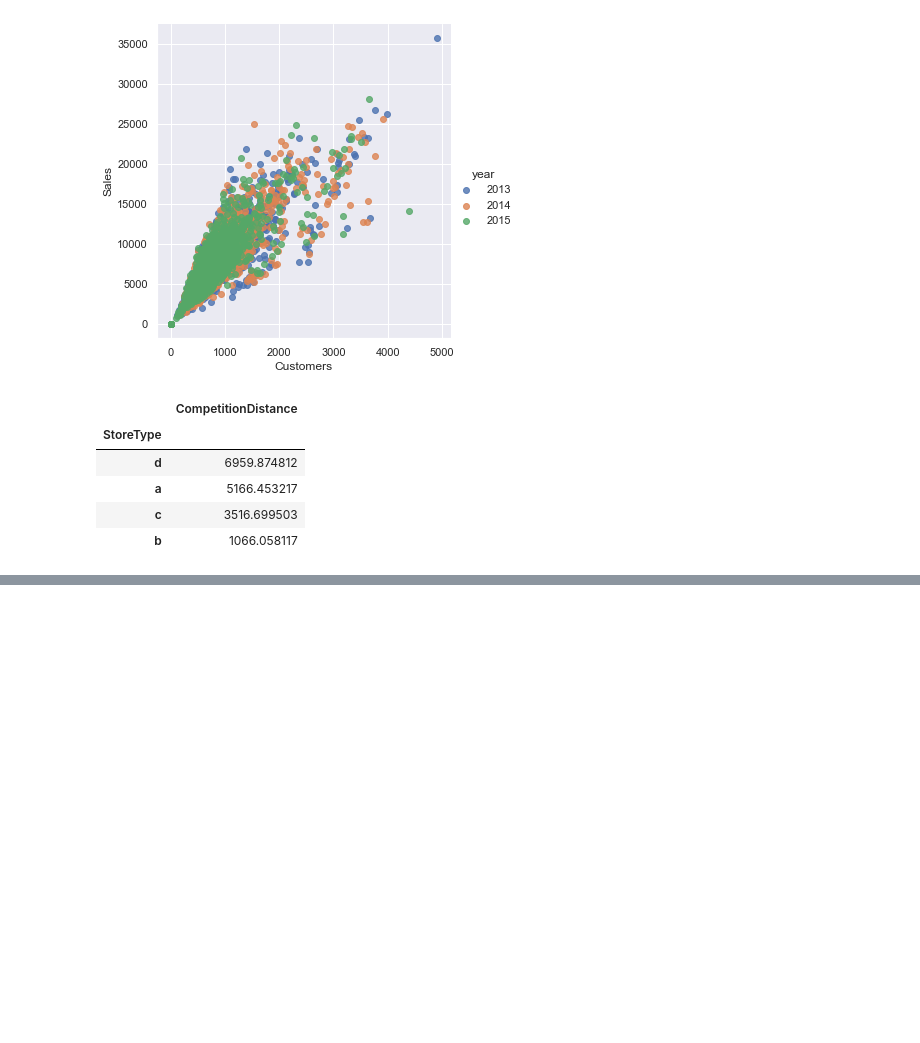
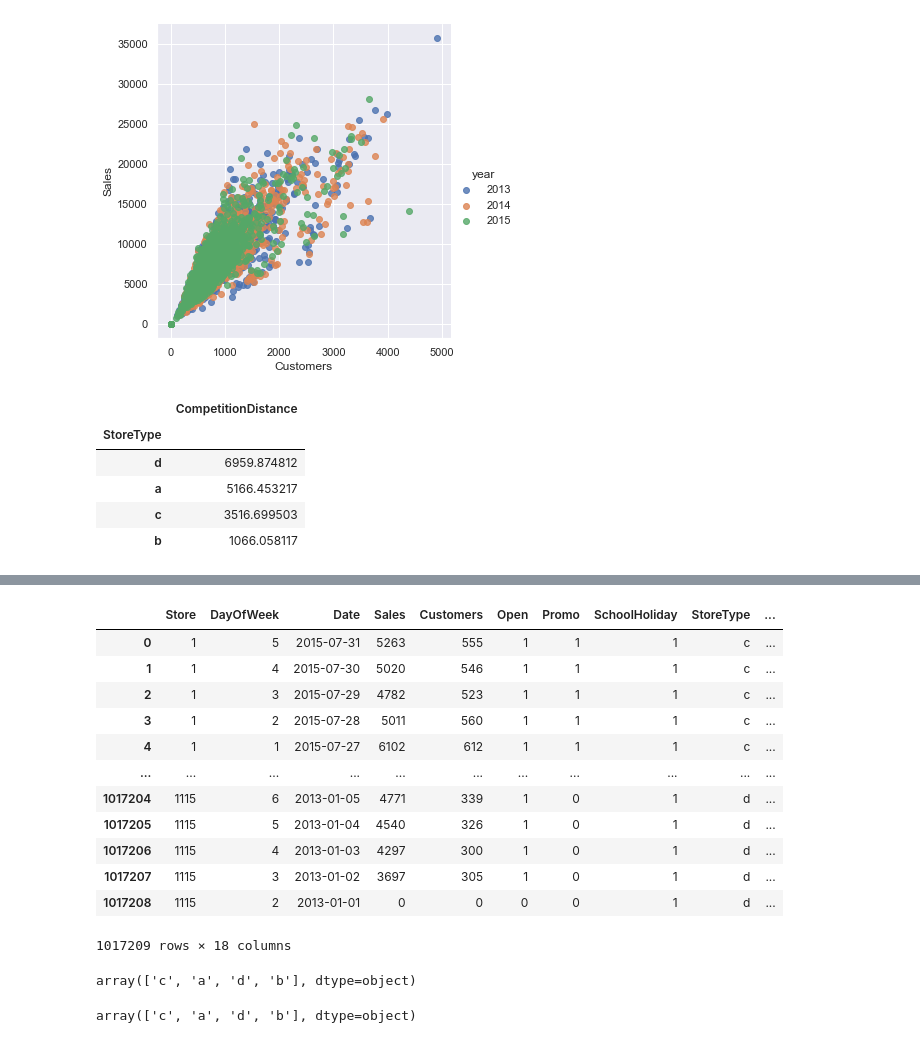
Before and after one commit to SamDewriter/PharmaceuticalSales-Prediction, a Jupyter notebook: Week_3.ipynb, the cells around one changed output, grey strips where cells are left out. Drawn from its saved outputs; the diff is of its cells as text; code cells hidden in the pictures; blank space fills up the shorter version.

```diff
--- a/Week_3.ipynb
+++ b/Week_3.ipynb
@@ -923,0 +956,20 @@ train.groupby('StoreType')[['CompetitionDistance']].mean().sort_values(by='Compe
+# %%
+from pandas.tseries.holiday import (
+    AbstractHolidayCalendar, Holiday, DateOffset, EasterMonday, GoodFriday, MO, next_monday, next_monday_or_tuesday
+)
+
+class RossmannHolidays(AbstractHolidayCalendar):
+    rules = [
+        Holiday('New Year\'s Day', month=1, day=1, observance=next_monday),
+        GoodFriday,
+        EasterMonday,
+        Holiday('Public', month=1, day=2, offset=DateOffset(weekday=MO(1))),
+        Holiday('Christmas Day', month=12, day=25, observance=next_monday),
+        Holiday('Boxing Day', month=12, day=26, observance=next_monday_or_tuesday)
+    ]
+# %%
+train_holidays = RossmannHolidays().holidays(start=train_pro.Date.min(), end=train_pro.Date.max())
+test_holidays = RossmannHolidays().holidays(start=test_pro.Date.min(), end=test_pro.Date.max())
+# %%
+train_pro['is_holiday'] = np.where(train_pro['Date'].isin(train_holidays), 1, 0)
+test_pro['is_holiday'] = np.where(test_pro['Date'].isin(test_holidays), 1, 0)
@@ -923,0 +980,3 @@ train.groupby('StoreType')[['CompetitionDistance']].mean().sort_values(by='Compe
+# %%
+train_pro = train_pro.drop('StateHoliday', axis = 1)
+test_pro = test_pro.drop('StateHoliday', axis = 1)
@@ -923,0 +985,24 @@ train.groupby('StoreType')[['CompetitionDistance']].mean().sort_values(by='Compe
+# %%
+train_pro
+# %% [output]
+|  | Store | DayOfWeek | Date | Sales | Customers | Open | Promo | SchoolHoliday | StoreType | ... |
+| 0 | 1 | 5 | 2015-07-31 | 5263 | 555 | 1 | 1 | 1 | c | ... |
+| 1 | 1 | 4 | 2015-07-30 | 5020 | 546 | 1 | 1 | 1 | c | ... |
+| 2 | 1 | 3 | 2015-07-29 | 4782 | 523 | 1 | 1 | 1 | c | ... |
+| 3 | 1 | 2 | 2015-07-28 | 5011 | 560 | 1 | 1 | 1 | c | ... |
+| 4 | 1 | 1 | 2015-07-27 | 6102 | 612 | 1 | 1 | 1 | c | ... |
+| ... | ... | ... | ... | ... | ... | ... | ... | ... | ... | ... |
+| 1017204 | 1115 | 6 | 2013-01-05 | 4771 | 339 | 1 | 0 | 1 | d | ... |
+| 1017205 | 1115 | 5 | 2013-01-04 | 4540 | 326 | 1 | 0 | 1 | d | ... |
+| 1017206 | 1115 | 4 | 2013-01-03 | 4297 | 300 | 1 | 0 | 1 | d | ... |
+| 1017207 | 1115 | 3 | 2013-01-02 | 3697 | 305 | 1 | 0 | 1 | d | ... |
+| 1017208 | 1115 | 2 | 2013-01-01 | 0 | 0 | 0 | 0 | 1 | d | ... |
+1017209 rows × 18 columns
+# %%
+train_pro['StoreType'].unique()
+# %% [output]
+array(['c', 'a', 'd', 'b'], dtype=object)
+# %%
+test_pro['StoreType'].unique()
+# %% [output]
+array(['c', 'a', 'd', 'b'], dtype=object)
```
Also changed, not shown: parts of 29 cells of this notebook, 2 other files.
